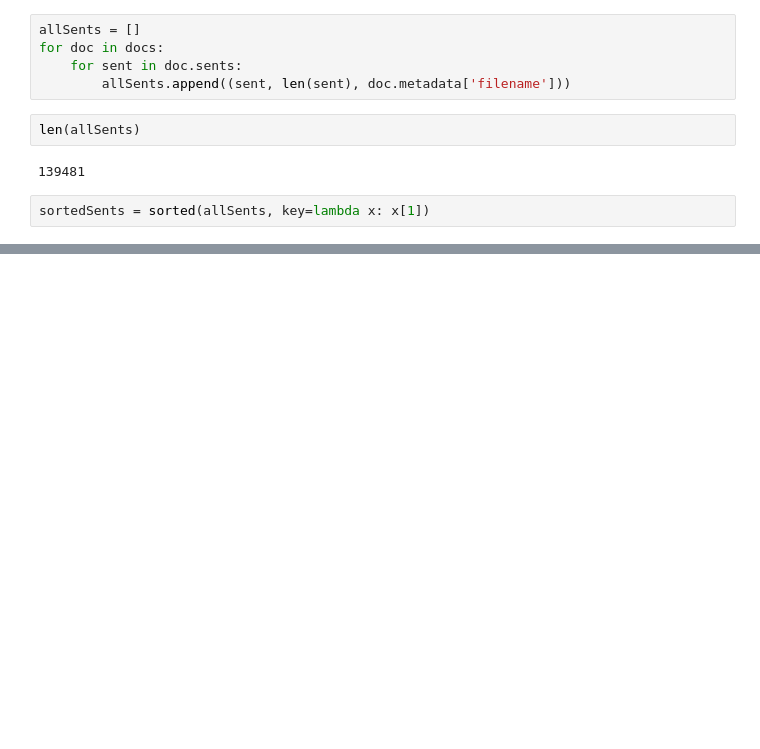
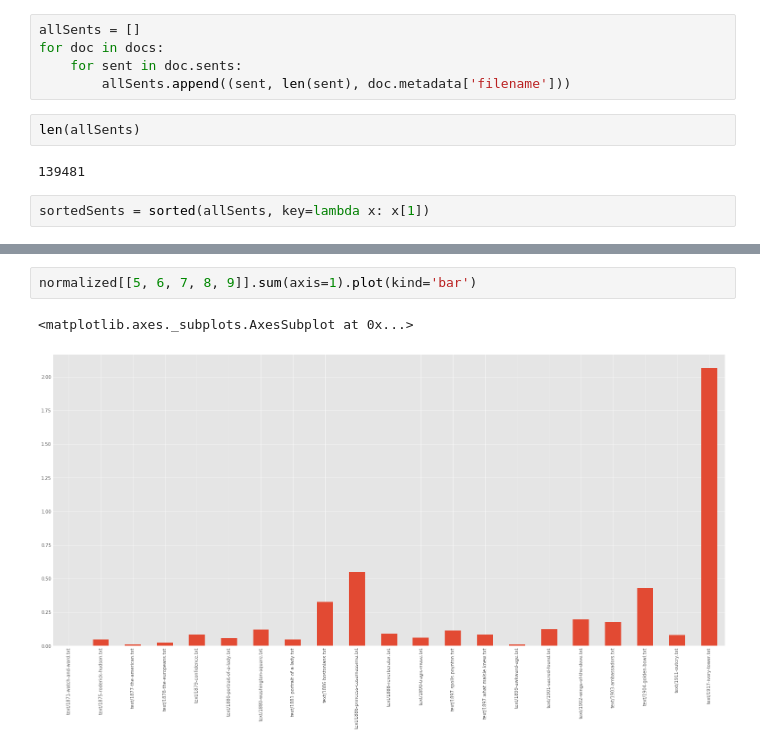
Before and after one commit to JonathanReeve/james-sentence, a Jupyter notebook: james-sentence.ipynb, the cells around one changed output, grey strips where cells are left out. Saved outputs shown, nothing was run; the diff lists cells and outputs as text; blank space fills up the shorter version.

```diff
--- a/james-sentence.ipynb
+++ b/james-sentence.ipynb
@@ -156,0 +184,5 @@ sortedSents[-4]
+# %%
+normalized[[5, 6, 7, 8, 9]].sum(axis=1).plot(kind='bar')
+# %% [output]
+<matplotlib.axes._subplots.AxesSubplot at 0x...>
+[figure, added]
```
Also changed, not shown: parts of 13 cells of this notebook, 3 other files.
